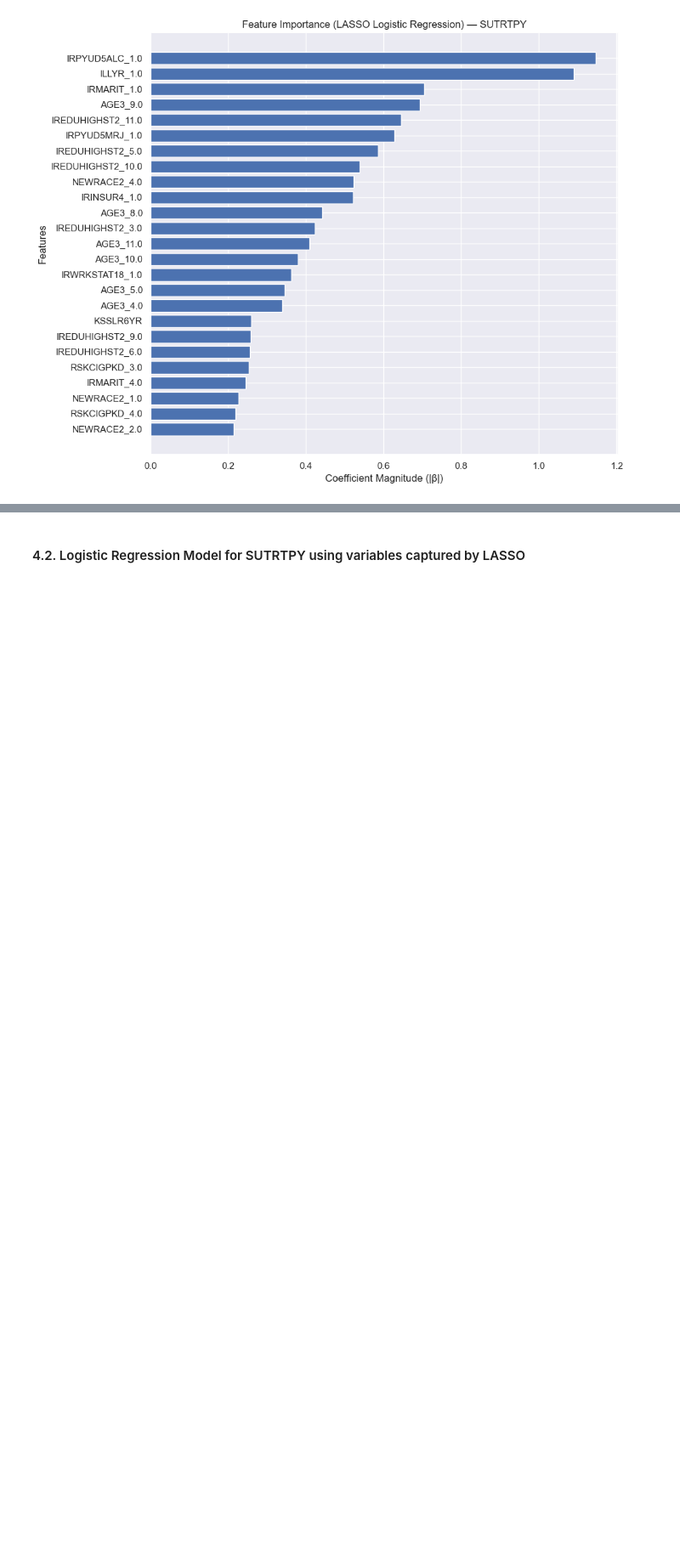
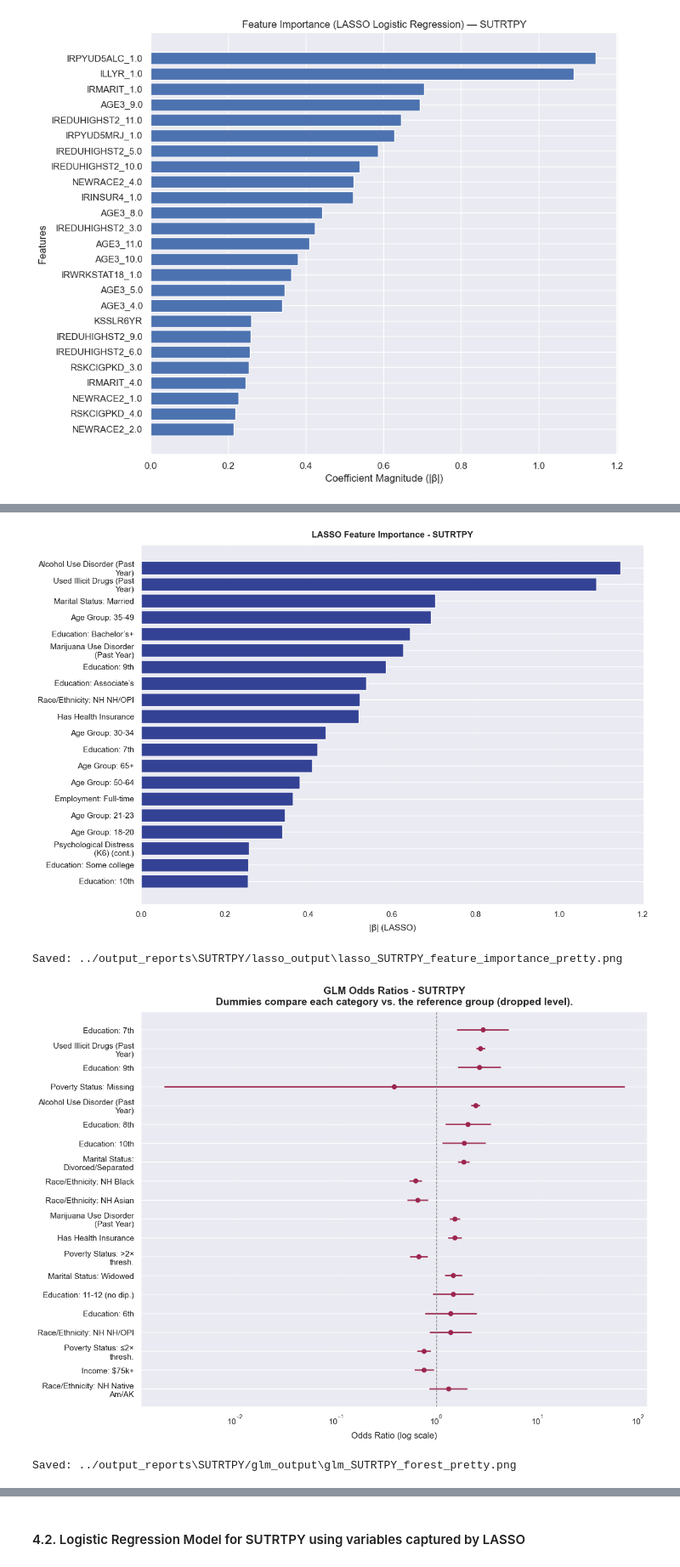
Before and after one commit to bachnguyen234/da401-final-project-bach-nguyen, a Jupyter notebook: code/da401_main_file.ipynb, the cells around one changed output, grey strips where cells are left out. Shown at 85% size. Cells and saved outputs as stored; diff of their text form; code cells hidden in the pictures; blank space fills up the shorter version.

```diff
--- a/code/da401_main_file.ipynb
+++ b/code/da401_main_file.ipynb
@@ -500,0 +838,28 @@ plt.show()
+# %%
+def plot_lasso_from_export_pretty(target, outdir="../output_reports", top_n=20, color="#4B8BBE"):
+    path = os.path.join(outdir, f"{target}/lasso_output", f"lasso_{target}_coefficients.csv")
+    df = pd.read_csv(path).rename(columns={"feature":"Feature","coef":"Coefficient"})
+    df["AbsCoef"] = df["Coefficient"].abs()
+    df = df.sort_values("AbsCoef", ascending=False).head(top_n).copy()
+    df["Pretty"] = df["Feature"].apply(pretty_label)
+
+    plt.figure(figsize=(12, 8))
+    bars = plt.barh(df["Pretty"], df["AbsCoef"], color="#2a3990", alpha=0.95)
+    plt.gca().invert_yaxis()
+    plt.grid(axis="x", linestyle=":", alpha=0.3)
+    plt.xlabel("|β| (LASSO)", labelpad=8)
+    plt.ylabel("")
+    plt.title(f"LASSO Feature Importance - {target}", weight="bold", pad=10)
+    plt.tight_layout()
+    plt.rcParams.update({
+        "font.family": "sans-serif",
+        "font.size": 11,
+        "axes.labelcolor": "#1e1e1e",
+        "axes.titleweight": "bold",
+        "xtick.color": "#1e1e1e",
+        "ytick.color": "#1e1e1e",
+    })
+    out_png = os.path.join(outdir, f"{target}/lasso_output", f"lasso_{target}_feature_importance_pretty.png")
+    plt.savefig(out_png, dpi=240)
+    plt.show()
+    print("Saved:", out_png)
@@ -500,0 +921,9 @@ plt.show()
+# %%
+plot_lasso_from_export_pretty("SUTRTPY", top_n=20)
+plot_glm_forest_from_export_pretty("SUTRTPY", top_n=20,
+    ref_note="Dummies compare each category vs. the reference group (dropped level).")
+# %% [output]
+[figure, added]
+Saved: ../output_reports\SUTRTPY/lasso_output\lasso_SUTRTPY_feature_importance_pretty.png
+[figure, added]
+Saved: ../output_reports\SUTRTPY/glm_output\glm_SUTRTPY_forest_pretty.png
```
Also changed, not shown: parts of 9 cells of this notebook, 33 other files.
